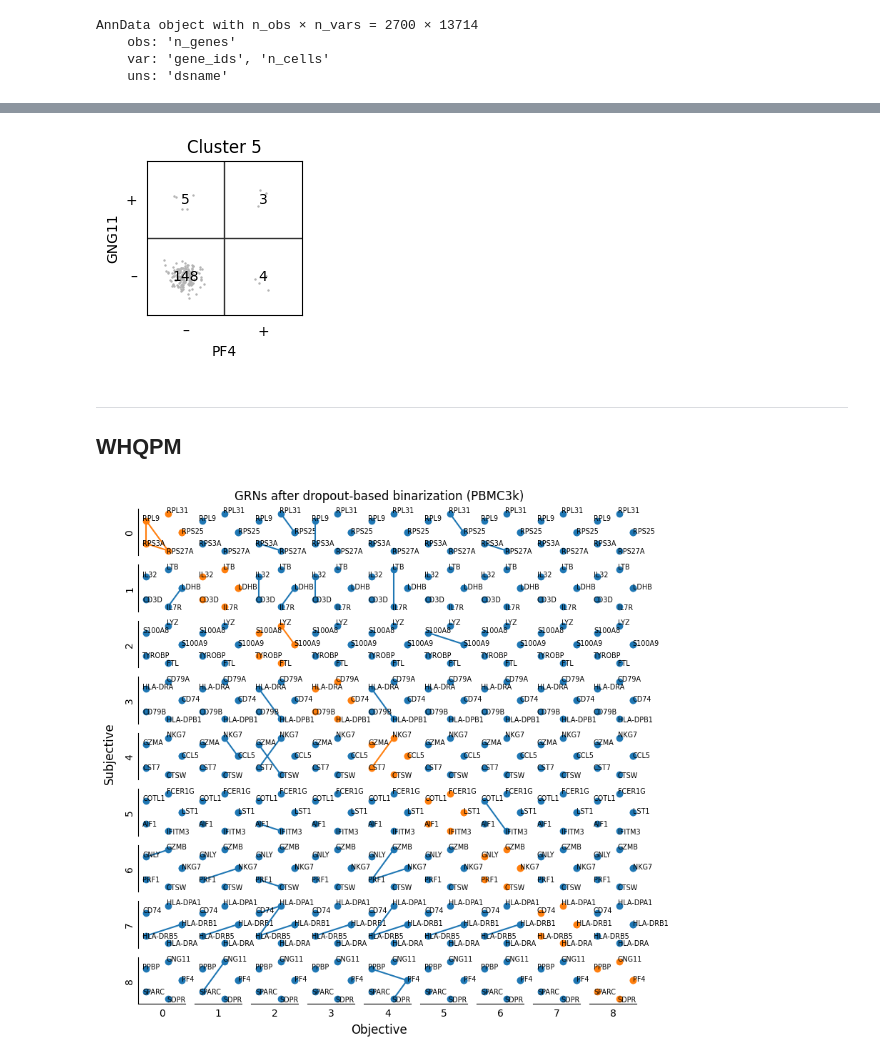
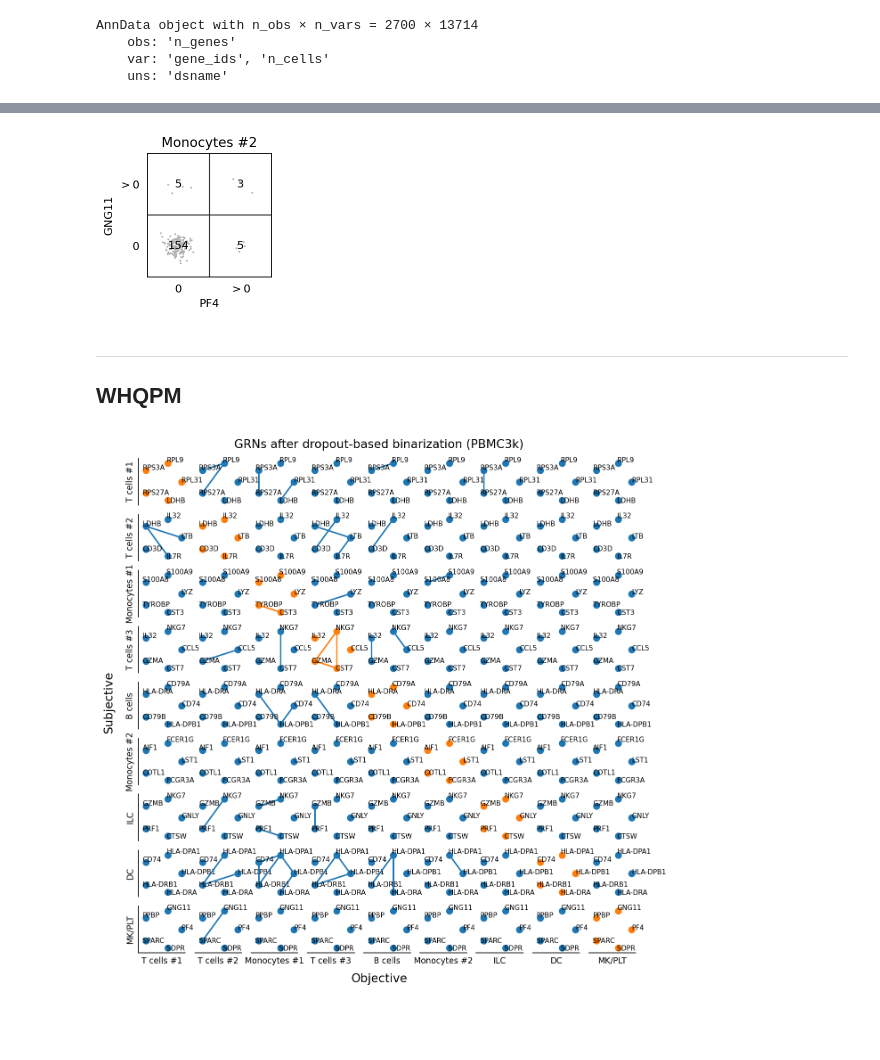
Before and after one commit to yo-aka-gene/grnet, a Jupyter notebook: docs/notebooks/pbmc3k_viz.ipynb, the cells around one changed output, grey strips where cells are left out. Cells and saved outputs as stored; diff of their text form; code cells hidden in the pictures; blank space fills up the shorter version.

```diff
--- a/docs/notebooks/pbmc3k_viz.ipynb
+++ b/docs/notebooks/pbmc3k_viz.ipynb
@@ -708,10 +511,0 @@ binarize(conf.data).write(
-# %%
-fig, ax = plt.subplots(1, 2, figsize=(8, 4))
-
-lm = LogisticModel()
-lm.fit(binarize(conf.data))
-lm.plot(ax=ax[0], label=f"{conf.dsname}")
-lm.calibration_plot(ax=ax[-1], label=f"{conf.dsname}", linelabel=lm.formula)
-ax[-1].set(title="Logistic model")
-
-fig.savefig(f"{conf.export}/calibration_curve.png", **kwarg_savefig)
@@ -805,18 +511,0 @@ fig.savefig(f"{conf.export}/inv_mae.png", **kwarg_savefig)
-# %%
-fig, ax = plt.subplots(figsize=(2, 2))
-
-sns.barplot(
-    data=pd.DataFrame({
-        "inv_maxae": [
-            horizontal_maxae(m.x, m.y, m.predict_mean) for m in [lm, poi, nb]
-        ],
-        "model": [m.name for m in [lm, poi, nb]]
-    }),
-    x="model", y="inv_maxae", hue="model", ax=ax,
-    linewidth=0, palette=["C0", "r", ".2"]
-)
-
-ax.set(xlabel="", ylabel="")
-ax.set_title("MaxAE of the inverse prediction", fontdict={"size": "small"})
-
-fig.savefig(f"{conf.export}/inv_maxae.png", **kwarg_savefig)
@@ -825,8 +511,0 @@ fig.savefig(f"{conf.export}/inv_maxae.png", **kwarg_savefig)
-# %%
-fig, ax = plt.subplots(figsize=(2, 2))
-
-sns.scatterplot(
-    data=conf.data[conf.data.obs["leiden"] == str(0), get_deg(conf.data, "0", min_logfc=1)[10:]].to_df(),
-    **{k: v for k, v in zip(["x", "y"], get_deg(conf.data, "0", min_logfc=1)[10:])},
-    s=3, linewidth=0, c=conf.data.uns["leiden_colors"][0]
-)
@@ -844,7 +522,7 @@ def crosstable(
     s: float = 1,
     annot: bool = False,
     seed: int = 0,
-    ticklabels: list = ["–", "+"]
+    ticklabels: list = ["$0$", "$>0$"]
 ) -> None:
     if ax is None:
         _, ax = plt.subplots()
@@ -880,25 +558,25 @@ def crosstable(
 # %%
 fig, ax = plt.subplots(figsize=(2, 2))
 
 cluster_id = "5"
 
 crosstable(
     data=conf.data[
         conf.data.obs["leiden"] == cluster_id,
         get_deg(conf.data, "8", min_logfc=1)[:5]
     ],
     x="PF4", y="GNG11", ax=ax, jitter=1, c=".7", s=.5,
     annot=True
 )
 
-ax.set(title=f"Cluster {cluster_id}")
+ax.set(title=indexed_annot_ct[cluster_id])
 
 fig.savefig(
-    f"{conf.export}/crosstable.png",
+    f"{conf.export}/crosstable.pdf",
     **kwarg_savefig
 )
 # %% [output]
-[figure, old version]
+[figure, new version]
 # %% [markdown]
 ---
 ## WHQPM
@@ -917,7 +595,6 @@ fig, ax = plt.subplots(9, 9, figsize=(9, 9))
 
 for (i, m), a in zip(enumerate(models_bin), ax.ravel()):
     grnplot(m, ax=a, color="C1" if i // 9 == i % 9 else "C0")
-    names = conf.data.uns["rank_genes_groups"]["names"].dtype.names
     a.spines['left'].set_visible(i % 9 == 0)
     a.spines['bottom'].set_visible(i // 9 == 8)
     a.spines['top'].set_visible(False)
@@ -928,17 +605,21 @@ for (i, m), a in zip(enumerate(models_bin), ax.ravel()):
         labelbottom=False, labelleft=False
     )
     a.axis("on") if (i // 9 == 8) | (i % 9 == 0) else None
-    a.set(
-        xlabel=names[i % 9] if i // 9 == 8 else "",
-        ylabel=names[i // 9] if i % 9 == 0 else ""
+    a.set_xlabel(
+        xlabel=lst_names[i % 9] if i // 9 == 8 else "",
+        fontsize="small"
+    )
+    a.set_ylabel(
+        ylabel=lst_names[i // 9] if i % 9 == 0 else "",
+        fontsize="small"
     )
 fig.supylabel("Subjective", x=.07)
 fig.supxlabel("Objective", y=.06)
 fig.suptitle(f"GRNs after dropout-based binarization ({conf.dsname})", y=.91)
 
-fig.savefig(f"{conf.export}/grns_bin.png", **kwarg_savefig)
+fig.savefig(f"{conf.export}/grns_bin.pdf", **kwarg_savefig)
 # %% [output]
-[figure, old version]
+[figure, new version]
 # %%
 metric_matrix_bin = pd.DataFrame(
     np.array(
```
Also changed, not shown: parts of 93 cells of this notebook.
